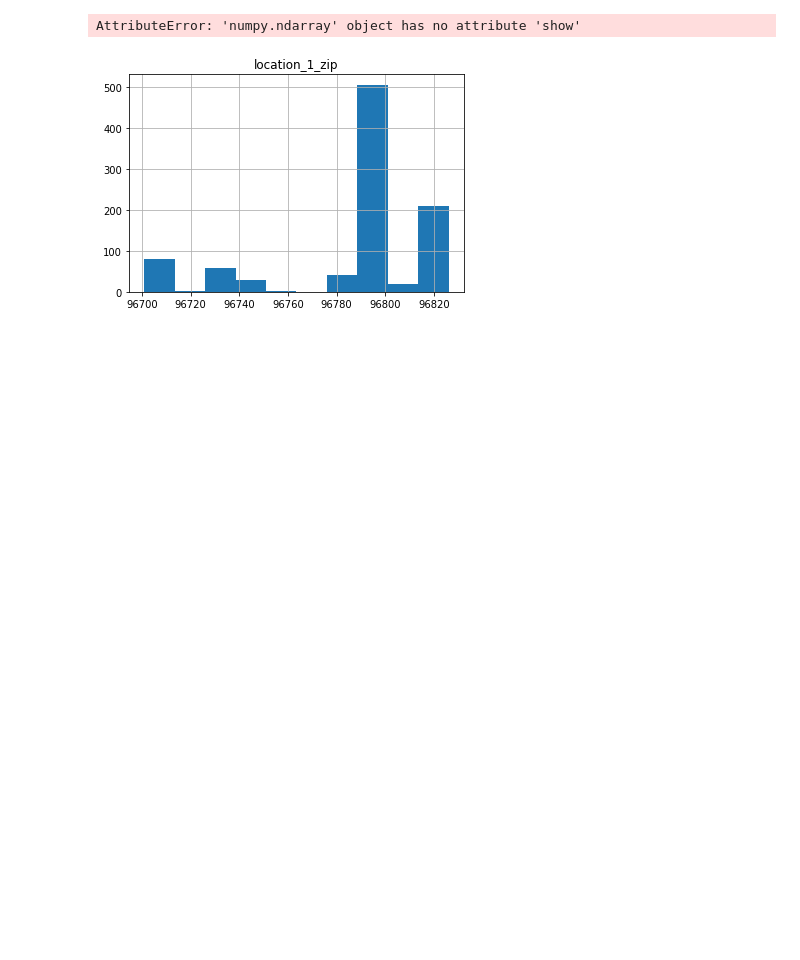
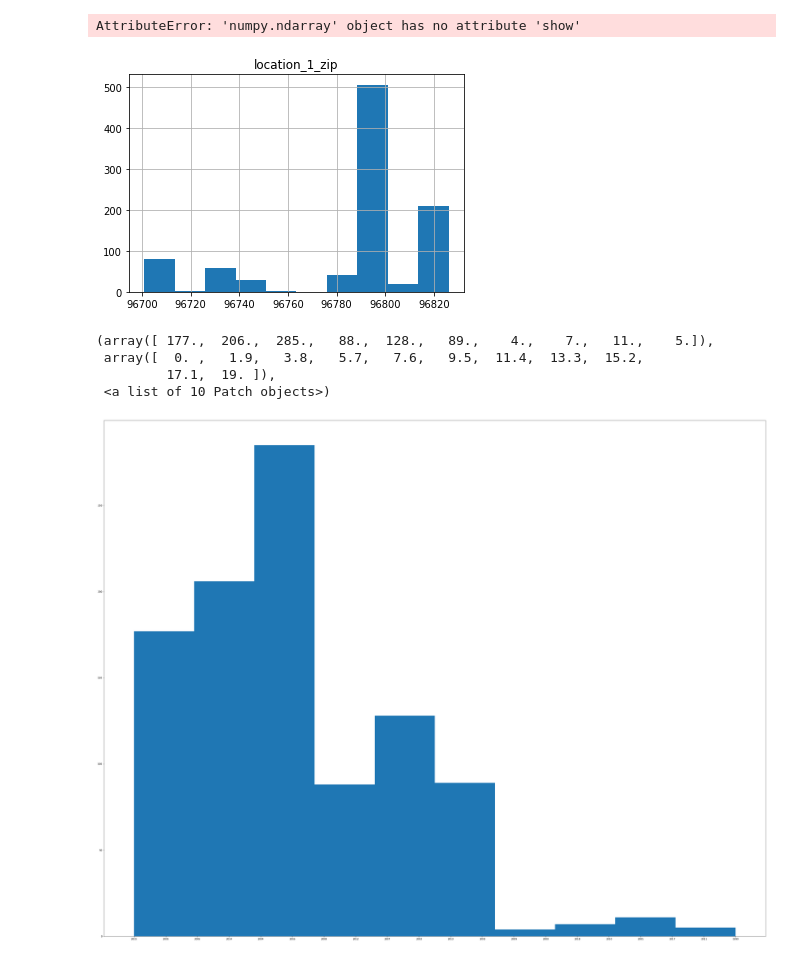
Before and after one commit to M-Watson/data-science-practice, a Jupyter notebook: python-for-data-analysis/Honolulu Data Exploration.ipynb, the cells around one changed output. Drawn from its saved outputs; the diff is of its cells as text; code cells hidden in the pictures; blank space fills up the shorter version.

```diff
--- a/python-for-data-analysis/Honolulu Data Exploration.ipynb
+++ b/python-for-data-analysis/Honolulu Data Exploration.ipynb
@@ -42,0 +45,18 @@ data['issuedate'].summary
+# %%
+years = []
+year_index = 0
+for year_index in range(len(data)):
+    year = data['issuedate'][year_index][0:4]
+    years.append(year)
+# %%
+from collections import Counter
+Counter(years)
+
+fig = plt.figure(figsize=(50,40))
+plt.hist(years)
+# %% [output]
+(array([ 177.,  206.,  285.,   88.,  128.,   89.,    4.,    7.,   11.,    5.]),
+ array([  0. ,   1.9,   3.8,   5.7,   7.6,   9.5,  11.4,  13.3,  15.2,
+         17.1,  19. ]),
+ <a list of 10 Patch objects>)
+[figure, added]
```
Also changed, not shown: parts of 6 cells of this notebook, 1 other file.
